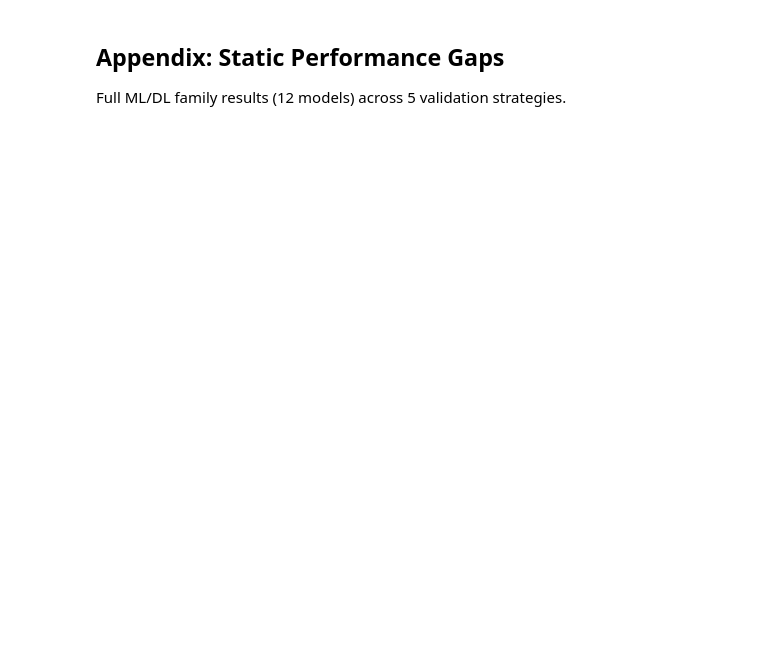
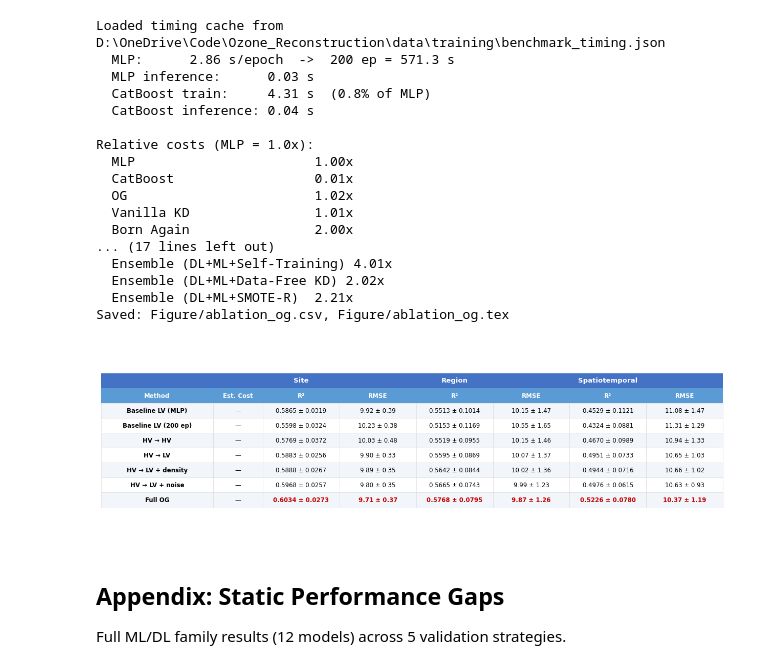
Before and after one commit to px39n/local_overfit, a Jupyter notebook: supplementary_figures.ipynb, the cells around one changed output. Cells and saved outputs as stored; diff of their text form; code cells hidden in the pictures; blank space fills up the shorter version.

```diff
--- a/supplementary_figures.ipynb
+++ b/supplementary_figures.ipynb
@@ -25,0 +193,27 @@ plt.rcParams['font.family'] = 'sans-serif'
+# %%
+from source_code.apx_strategy_ab import distillation_ablation_table
+from source_code.apx_strategy_ab import estimate_training_cost
+from source_code.apx_strategy_ab import strategy_ablation_table
+from source_code.apx_strategy_ab import OG_ablation_table
+
+cost, timing = estimate_training_cost(
+    data_path=r"D:\OneDrive\Code\Ozone_Reconstruction\data\training\Site_Observation_with_feature.pkl",
+    nn_epochs=200,
+    load_cache=True,
+)
+
+EARLY_STOP = 1
+
+fig_strat, latex_strat, raw_strat = strategy_ablation_table(
+    f"{DATA_DIR}/appendix/10-Fold-ablation",
+    early_stop=EARLY_STOP,
+    cost_dict=cost,
+    save_path=f"{FIGURE_DIR}/ablation_ensemble"
+)
+
+fig_dist, latex_dist, raw_dist = distillation_ablation_table(
+    f"{DATA_DIR}/appendix/10-Fold-ablation",
+    cost_dict=cost,
+    early_stop=EARLY_STOP,
+    save_path=f"{FIGURE_DIR}/ablation_distillation"
+)
@@ -26,3 +241,39 @@ plt.rcParams['font.family'] = 'sans-serif'
+# %%
+from source_code.apx_strategy_ab import distillation_ablation_table
+from source_code.apx_strategy_ab import estimate_training_cost
+from source_code.apx_strategy_ab import strategy_ablation_table
+
+cost, timing = estimate_training_cost(
+    data_path=r"D:\OneDrive\Code\Ozone_Reconstruction\data\training\Site_Observation_with_feature.pkl",
+    nn_epochs=200,
+    load_cache=True,
+)
+
+fig_og, latex_og, raw_og = OG_ablation_table(
+    f"{DATA_DIR}/appendix/10-Fold-ablation",
+    cost_dict=cost,
+    early_stop=EARLY_STOP,
+    save_path=f"{FIGURE_DIR}/ablation_og"
+)
+# %% [output]
+Loaded timing cache from D:\OneDrive\Code\Ozone_Reconstruction\data\training\benchmark_timing.json
+  MLP:      2.86 s/epoch  ->  200 ep = 571.3 s
+  MLP inference:      0.03 s
+  CatBoost train:     4.31 s  (0.8% of MLP)
+  CatBoost inference: 0.04 s
+
+Relative costs (MLP = 1.0x):
+  MLP                       1.00x
+  CatBoost                  0.01x
+  OG                        1.02x
+  Vanilla KD                1.01x
+  Born Again                2.00x
+... (17 lines left out)
+  Ensemble (DL+ML+Self-Training) 4.01x
+  Ensemble (DL+ML+Data-Free KD) 2.02x
+  Ensemble (DL+ML+SMOTE-R)  2.21x
+Saved: Figure/ablation_og.csv, Figure/ablation_og.tex
+[figure, added]
 # %% [markdown]
 ## Appendix: Static Performance Gaps
 
```
Also changed, not shown: parts of 14 cells of this notebook, 7 other files.
